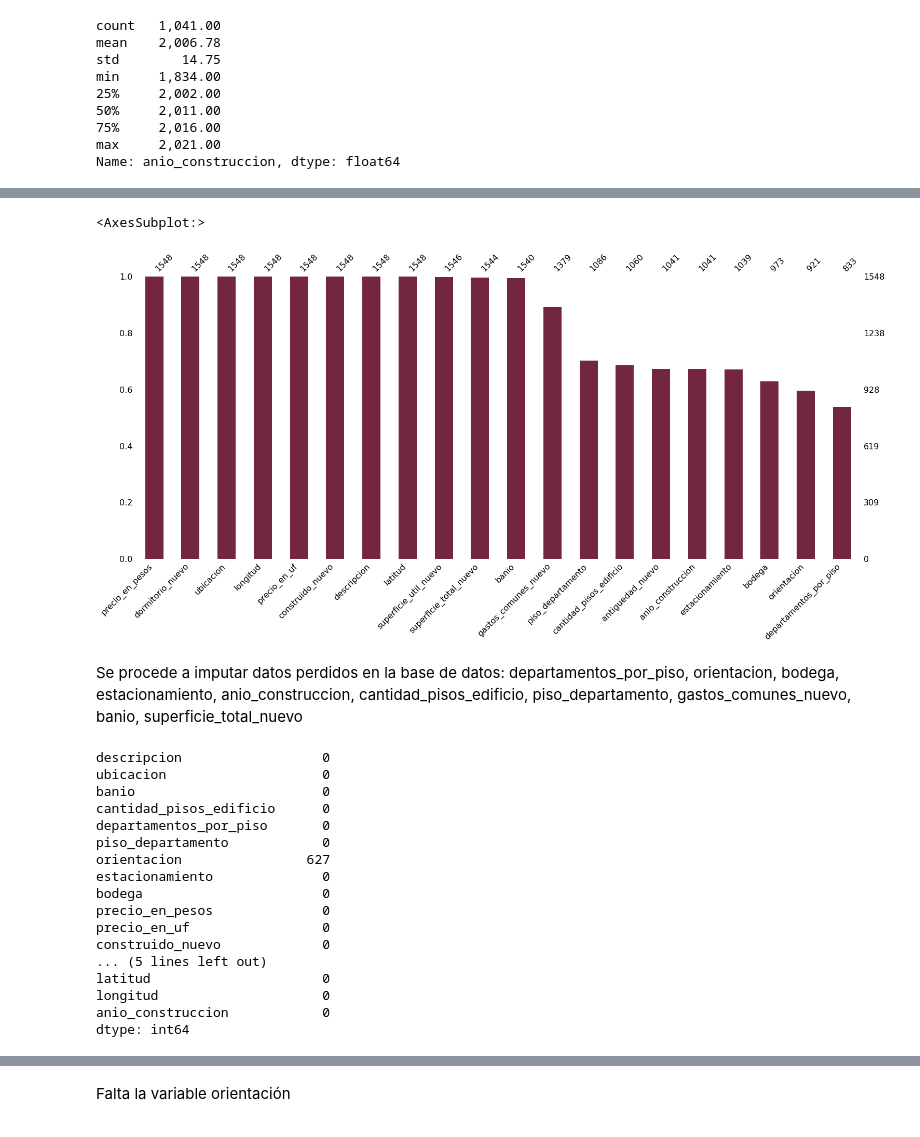
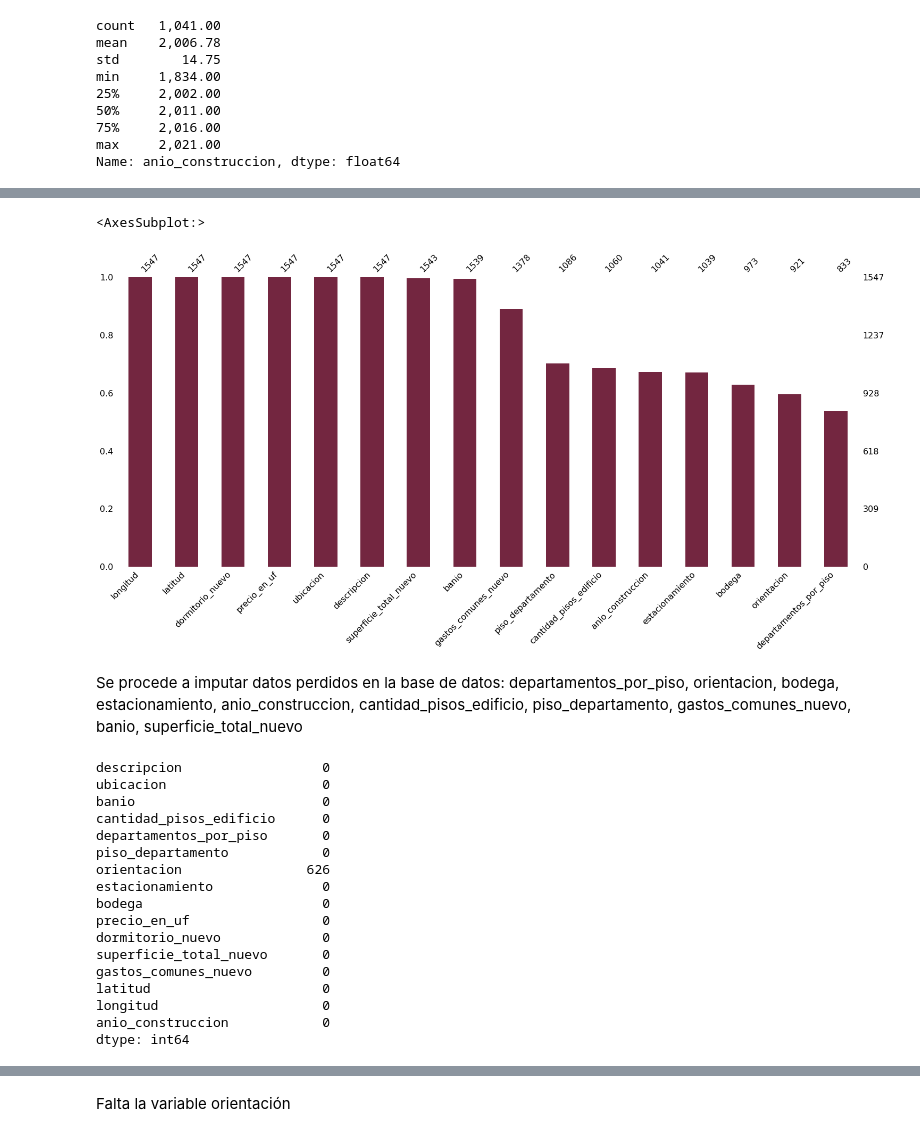
Before and after one commit to Aleskies/modelo-regresion, a Jupyter notebook: script/modelo-regresion-propiedades.ipynb, the cells around one changed output, grey strips where cells are left out. Drawn from its saved outputs; the diff is of its cells as text; code cells hidden in the pictures.

```diff
--- a/script/modelo-regresion-propiedades.ipynb
+++ b/script/modelo-regresion-propiedades.ipynb
@@ -554,0 +577,2 @@ Antes de proceder con la imputación de datos, se modifican ciertas incongruenci
+# %%
+df.drop(df.index[[549]], inplace=True)
@@ -744,11 +816,11 @@ Requirement already satisfied: pytz>=2020.1 in c:\users\dell\anaconda3\lib\site-
 # %%
 import missingno as msno # librería para tratamiento de datos perdidos
 
 #msno.matrix(df)
-msno.bar(df, sort= 'descending', color=(0.45, 0.15, 0.25))
+msno.bar(df_2, sort= 'descending', color=(0.45, 0.15, 0.25))
 # %% [output]
 <AxesSubplot:>
-[figure, old version]
+[figure, new version]
 # %%
 # Identificamos los missing values visualmente
 #sns.heatmap(df.isnull(), cbar=False)
@@ -779,17 +851,17 @@ antiguedad_nuevo_median = df['antiguedad_nuevo'].median()
 # %%
-df["departamentos_por_piso"].fillna(departamentos_por_piso_median, inplace = True)
-df["bodega"].fillna(bodega_median, inplace = True)
-df["estacionamiento"].fillna(estacionamiento_median, inplace = True)
-df["anio_construccion"].fillna(anio_construccion_median, inplace = True)
-df["cantidad_pisos_edificio"].fillna(cantidad_pisos_edificio_median, inplace = True)
-df["piso_departamento"].fillna(piso_departamento_median, inplace = True)
-df["gastos_comunes_nuevo"].fillna(gastos_comunes_nuevo_median, inplace = True)
-df["banio"].fillna(banio_median, inplace = True)
-df["superficie_total_nuevo"].fillna(superficie_total_nuevo_median, inplace = True)
-df["superficie_util_nuevo"].fillna(superficie_util_nuevo_median, inplace = True)
-df['antiguedad_nuevo'].fillna(anio_construccion_median, inplace=True)
+df_2["departamentos_por_piso"].fillna(departamentos_por_piso_median, inplace = True)
+df_2["bodega"].fillna(bodega_median, inplace = True)
+df_2["estacionamiento"].fillna(estacionamiento_median, inplace = True)
+df_2["anio_construccion"].fillna(anio_construccion_median, inplace = True)
+df_2["cantidad_pisos_edificio"].fillna(cantidad_pisos_edificio_median, inplace = True)
+df_2["piso_departamento"].fillna(piso_departamento_median, inplace = True)
+df_2["gastos_comunes_nuevo"].fillna(gastos_comunes_nuevo_median, inplace = True)
+df_2["banio"].fillna(banio_median, inplace = True)
+df_2["superficie_total_nuevo"].fillna(superficie_total_nuevo_median, inplace = True)
+#df_2["superficie_util_nuevo"].fillna(superficie_util_nuevo_median, inplace = True)
+#df_2['antiguedad_nuevo'].fillna(anio_construccion_median, inplace=True)
 
-df.isnull().sum()
+df_2.isnull().sum()
 # %% [output]
 descripcion                  0
 ubicacion                    0
@@ -797,13 +869,13 @@ banio                        0
 cantidad_pisos_edificio      0
 departamentos_por_piso       0
 piso_departamento            0
-orientacion                627
+orientacion                626
 estacionamiento              0
 bodega                       0
-precio_en_pesos              0
 precio_en_uf                 0
-construido_nuevo             0
-... (5 lines left out)
+dormitorio_nuevo             0
+superficie_total_nuevo       0
+gastos_comunes_nuevo         0
 latitud                      0
 longitud                     0
 anio_construccion            0
```
Also changed, not shown: parts of 83 cells of this notebook, 4 other files.
